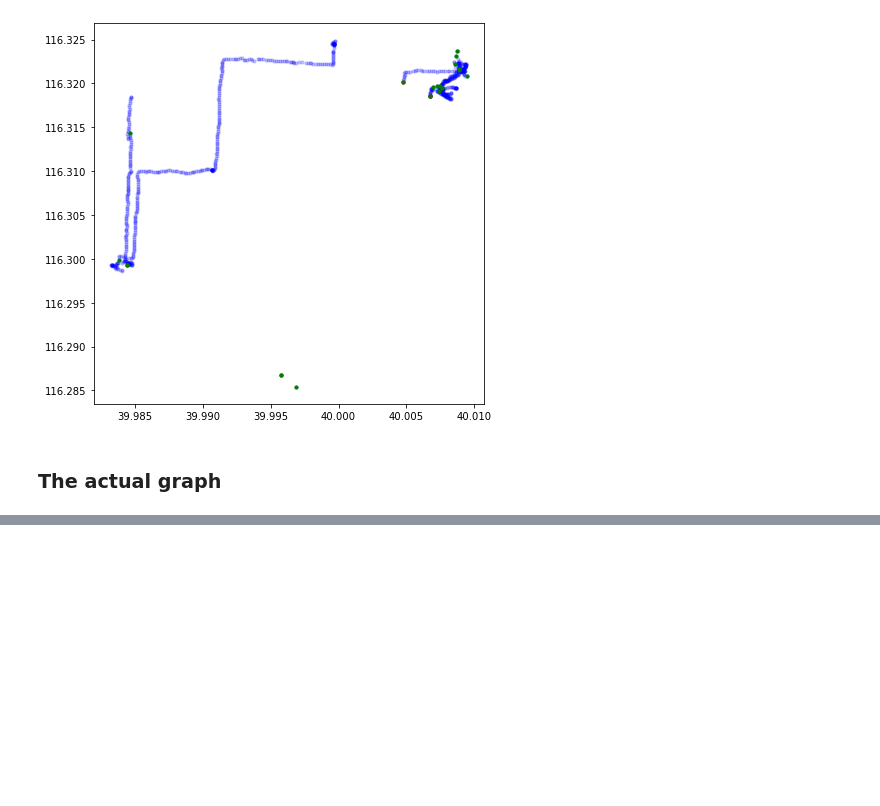
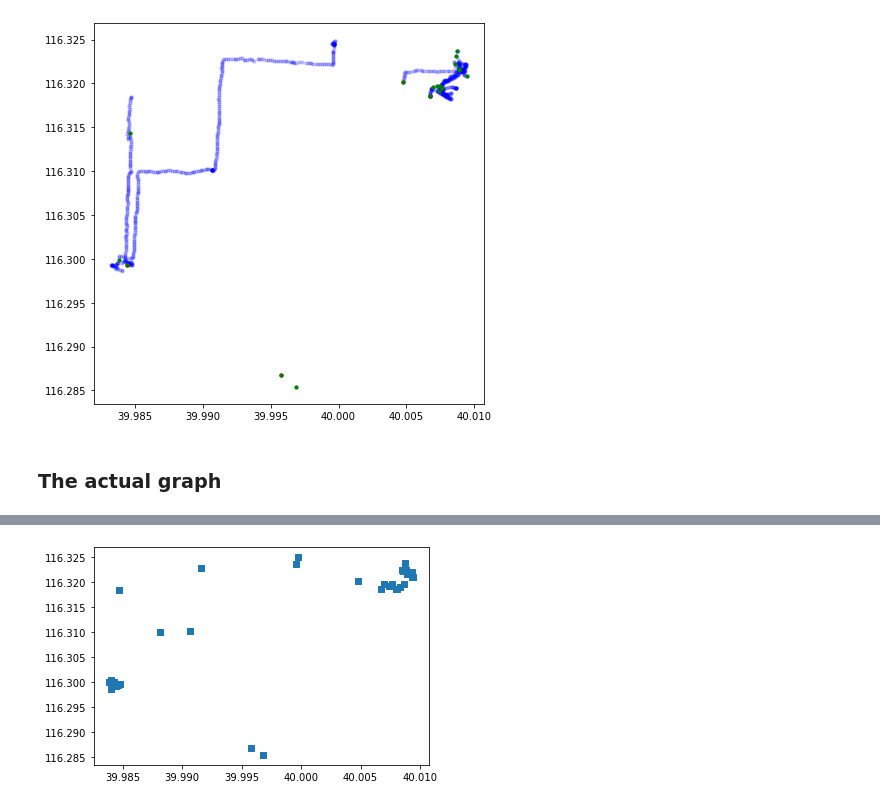
Before and after one commit to svensesen/Beijing-Topo, a Jupyter notebook: test.ipynb, the cells around one changed output, grey strips where cells are left out. Saved outputs shown, nothing was run; the diff lists cells and outputs as text; code cells hidden in the pictures; blank space fills up the shorter version.

```diff
--- a/test.ipynb
+++ b/test.ipynb
@@ -230,3 +243,7 @@ reduced from 907 to 274 points
+# %%
+plot_edges(graph.vertices)
+# %% [output]
+[figure, added]
 # %%
 # change gaps into different trajectory
 # add distance to angle calculation
```
Also changed, not shown: parts of 3 cells of this notebook, 1 other file.
